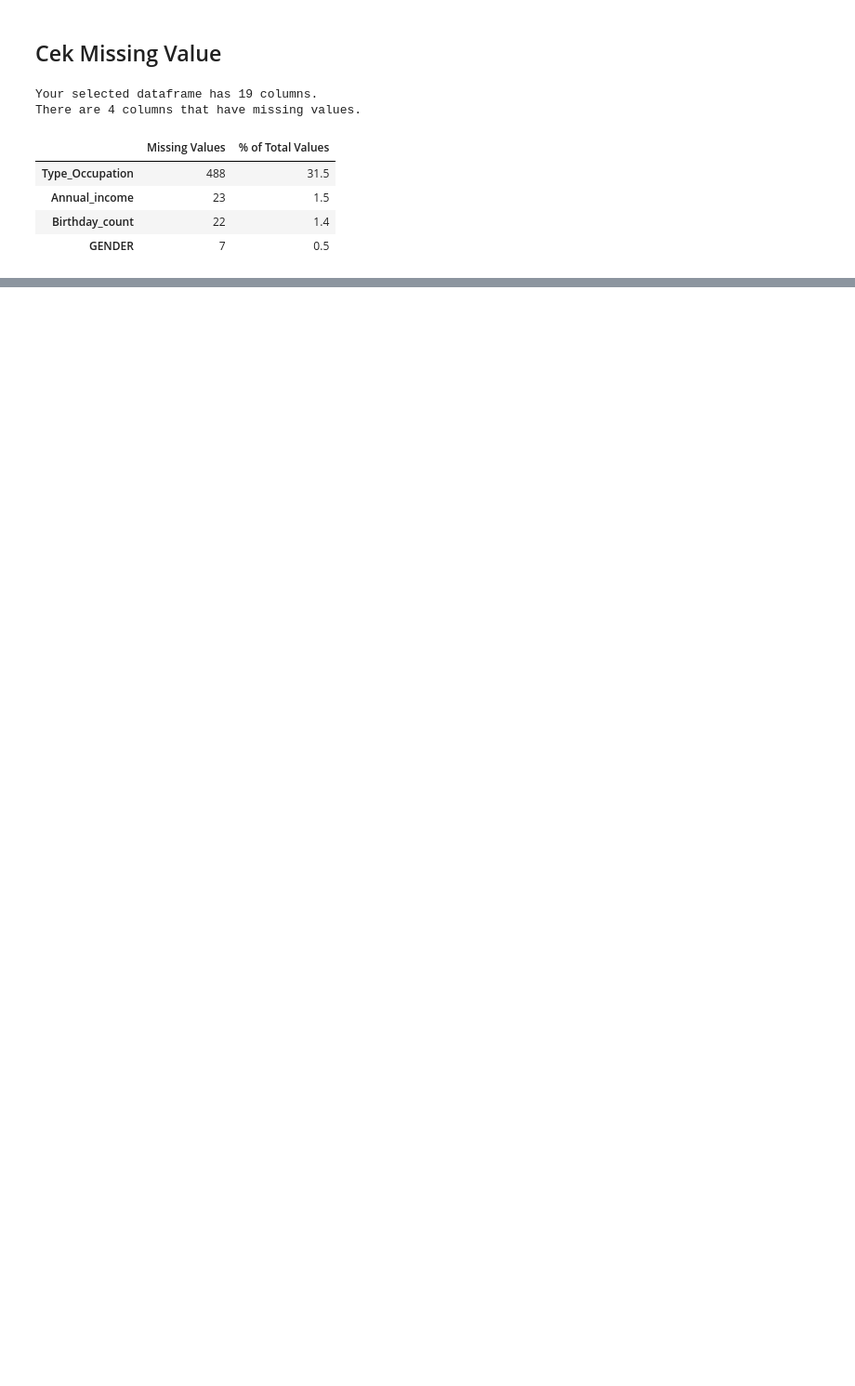
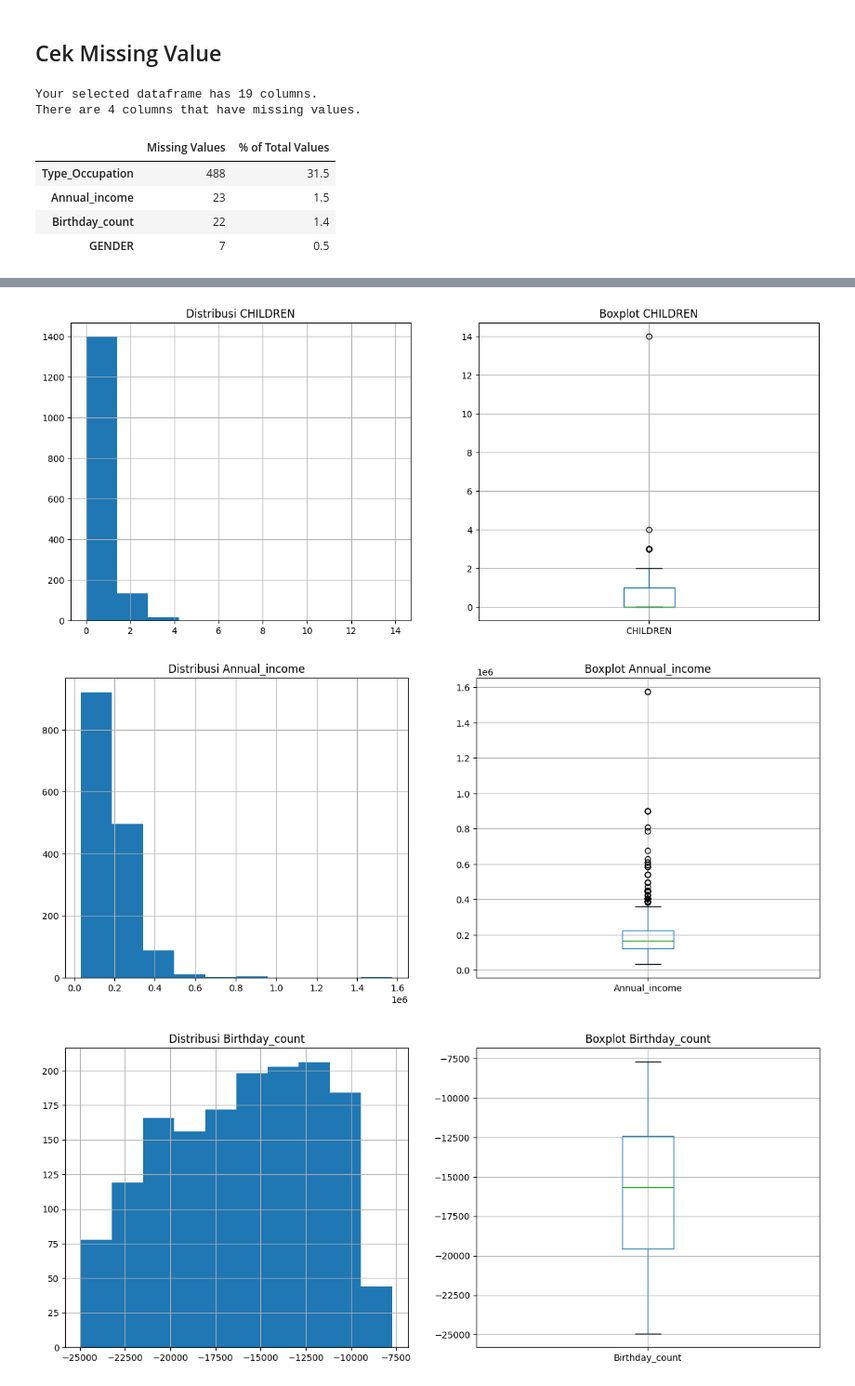
Before and after one commit to DaffaElgo/Iconic_2024, a Jupyter notebook: Code/Prepo.ipynb, the cells around one changed output, grey strips where cells are left out. Shown: that part at 93% size. Drawn from its saved outputs; the diff is of its cells as text; code cells hidden in the pictures; blank space fills up the shorter version.

```diff
--- a/Code/Prepo.ipynb
+++ b/Code/Prepo.ipynb
@@ -126,0 +173,7 @@ There are 4 columns that have missing values.
+# %%
+# Menghapus kolom Ind_ID
+data = data.drop(columns=['Ind_ID'])
+# %%
+# Ambil fitur numerik dan kategorik
+numerical_features = data.select_dtypes(include=[np.number]).columns
+categorical_features = data.select_dtypes(include=[np.object]).columns
@@ -126,0 +183,15 @@ There are 4 columns that have missing values.
+# %%
+# Visualisasi distribusi data numerik dan boxplotnya yang hasilnya jejeran.
+for feature in numerical_features:
+    plt.figure(figsize=(15,6))
+    plt.subplot(1, 2, 1)
+    data[feature].hist()
+    plt.title('Distribusi ' + feature)
+    plt.subplot(1, 2, 2)
+    data.boxplot(column=feature)
+    plt.title('Boxplot ' + feature)
+    plt.show()
+# %% [output]
+[figure, added]
+[figure, added]
+[figure, added]
```
Also changed, not shown: parts of 9 cells of this notebook.
